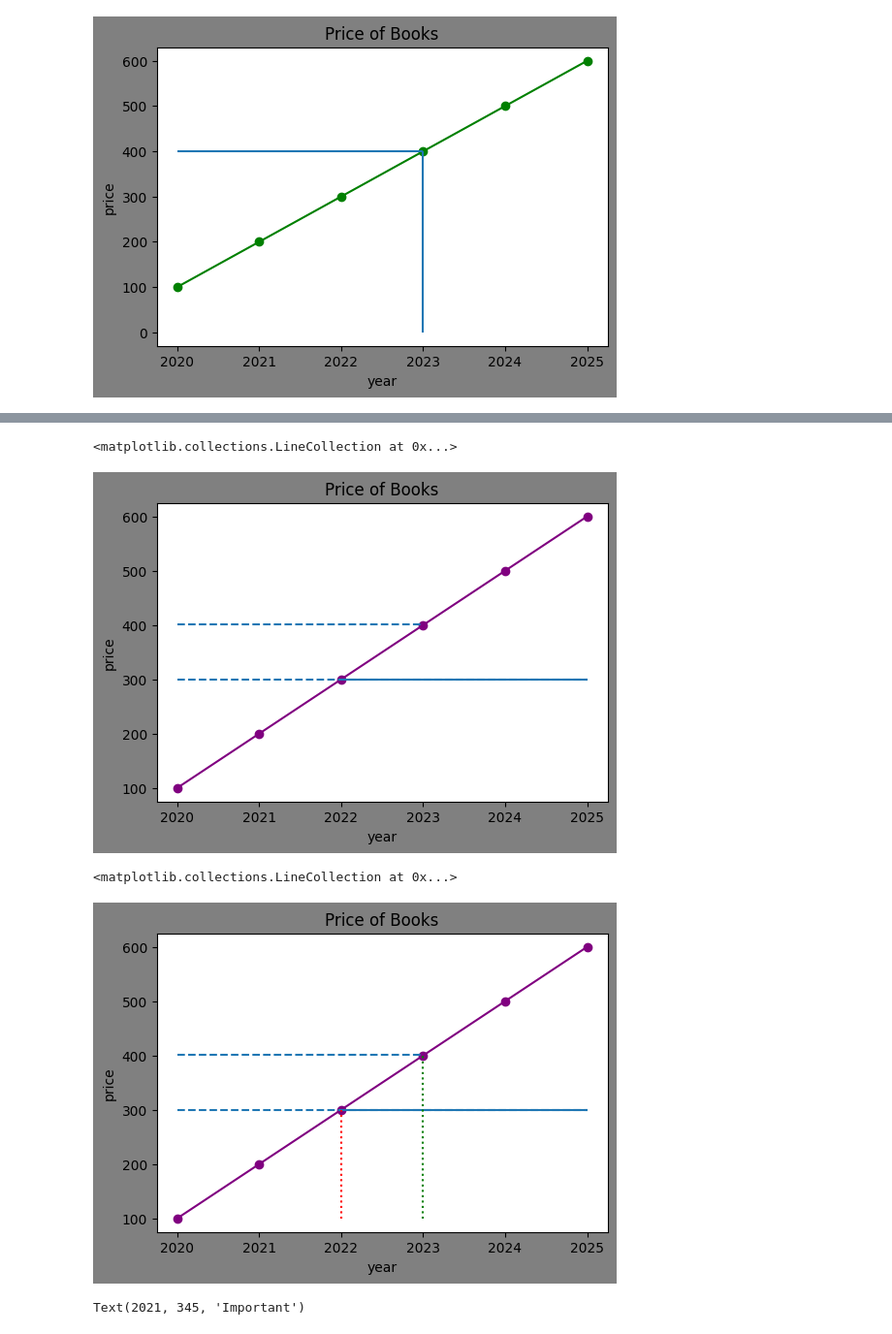
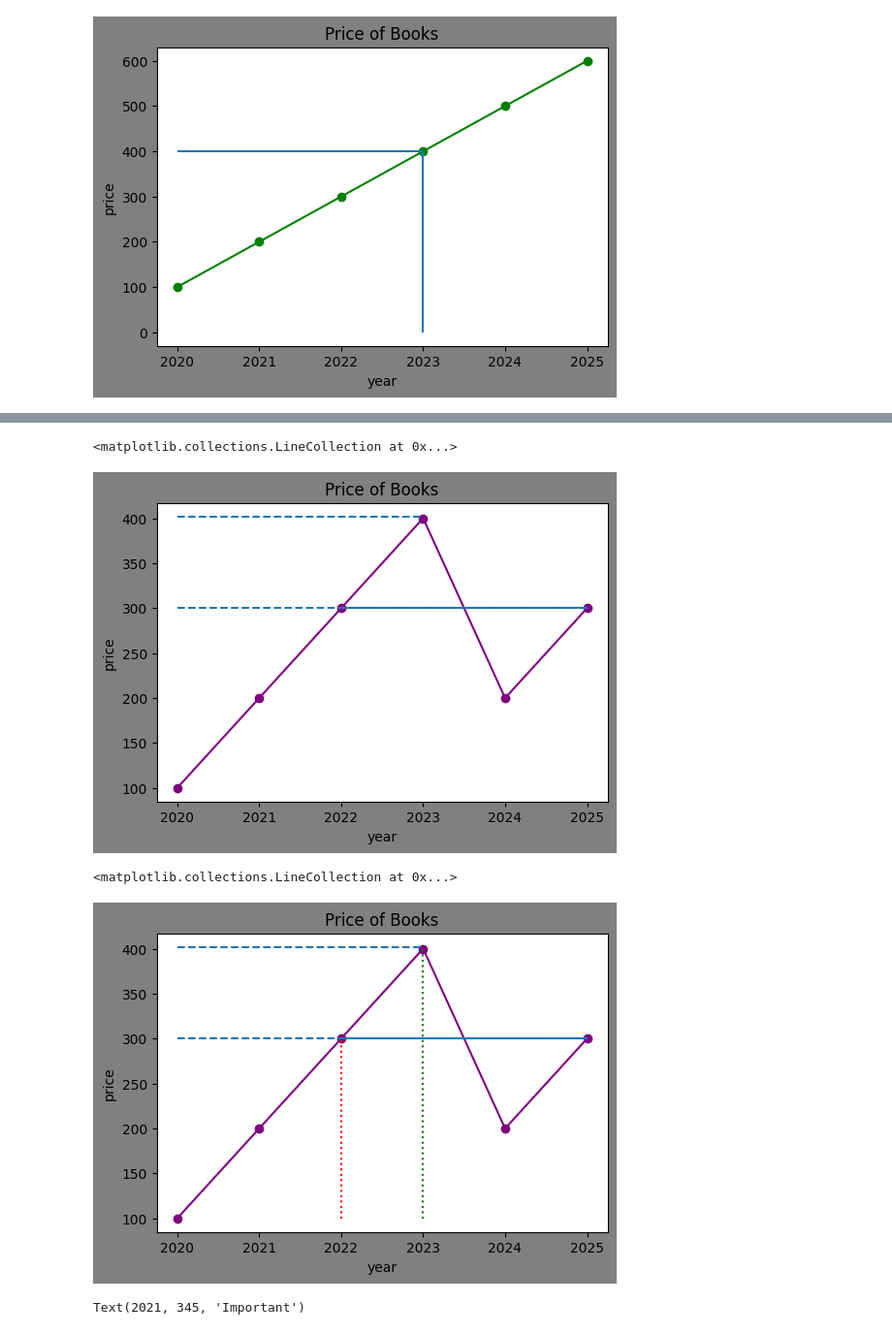
Before and after one commit to y-usuf09/Python---Data-Analytics, a Jupyter notebook: Data Analysis/visualization.ipynb, the cells around one changed output, grey strips where cells are left out. Shown: that part at 97% size. Saved outputs shown, nothing was run; the diff lists cells and outputs as text; code cells hidden in the pictures.

```diff
--- a/Data Analysis/visualization.ipynb
+++ b/Data Analysis/visualization.ipynb
@@ -255,6 +255,6 @@ plt.hlines([300,300],[2020,2022],[2025,2025], linestyles=['dashed','solid'])
 # %%
 ear = [2020,2021,2022,2023,2024,2025]
-price =[100,200,300,400,500,600]
+price =[100,200,300,400,200,300]
 fig = plt.figure(figsize=(6,4), facecolor='grey')
 plt.plot(year,price,'o-',color='purple')
 plt.title("Price of Books")
@@ -266,28 +266,28 @@ plt.hlines([300,300,402,],
            linestyles=['dashed','solid'])
 # %% [output]
 <matplotlib.collections.LineCollection at 0x...>
-[figure, old version]
+[figure, new version]
 # %%
 ear = [2020,2021,2022,2023,2024,2025]
-price =[100,200,300,400,500,600]
+price =[100,200,300,400,200,300]
 fig = plt.figure(figsize=(6,4), facecolor='grey')
 plt.plot(year,price,'o-',color='purple')
 plt.title("Price of Books")
 plt.xlabel("year")
 plt.ylabel("price")
 plt.hlines([300,300,402,],
            [2020,2022,2020],
            [2025,2025,2023],
            linestyles=['dashed','solid'])
 plt.vlines([2022,2023],
            [min(price),min(price)],
            [300,402],
            linestyles='dotted',
            colors=['red','green'],
            label='price')
 # %% [output]
 <matplotlib.collections.LineCollection at 0x...>
-[figure, old version]
+[figure, new version]
 # %%
 ear = [2020,2021,2022,2023,2024,2025]
 price =[100,200,300,400,200,300]
```
Also changed, not shown: parts of 1 cell of this notebook.
